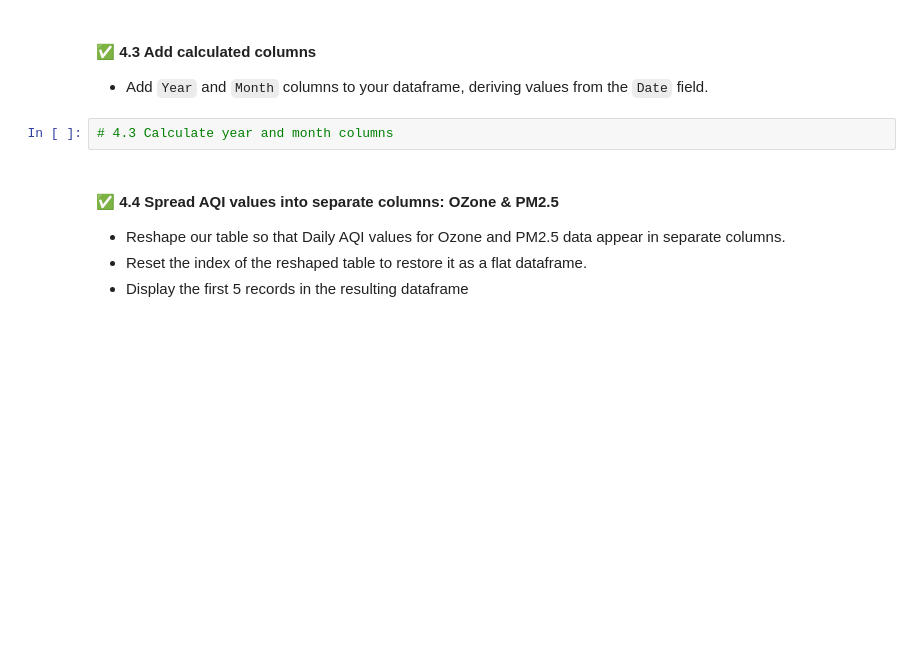
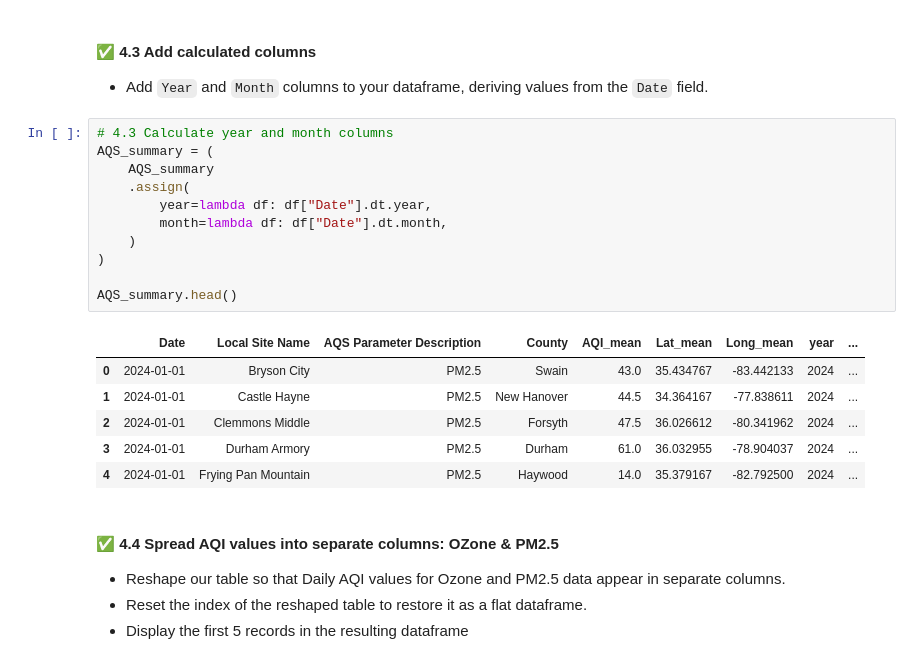
Before and after one commit to mbunker11/ENVR700, a Jupyter notebook: Assignments/MB1012_A4-Wrangling.ipynb, the cells around one changed output. Saved outputs shown, nothing was run; the diff lists cells and outputs as text; blank space fills up the shorter version.

```diff
--- a/Assignments/MB1012_A4-Wrangling.ipynb
+++ b/Assignments/MB1012_A4-Wrangling.ipynb
@@ -262,6 +310,22 @@ We want a dataset that lists one record per measured pollutant per location per
 * Add `Year` and `Month` columns to your dataframe, deriving values from the `Date` field.
 # %%
 # 4.3 Calculate year and month columns
+AQS_summary = (
+    AQS_summary
+    .assign(
+        year=lambda df: df["Date"].dt.year,
+        month=lambda df: df["Date"].dt.month,
+    )
+)
+
+AQS_summary.head()
+# %% [output]
+|  | Date | Local Site Name | AQS Parameter Description | County | AQI_mean | Lat_mean | Long_mean | year | ... |
+| 0 | 2024-01-01 | Bryson City | PM2.5 | Swain | 43.0 | 35.434767 | -83.442133 | 2024 | ... |
+| 1 | 2024-01-01 | Castle Hayne | PM2.5 | New Hanover | 44.5 | 34.364167 | -77.838611 | 2024 | ... |
+| 2 | 2024-01-01 | Clemmons Middle | PM2.5 | Forsyth | 47.5 | 36.026612 | -80.341962 | 2024 | ... |
+| 3 | 2024-01-01 | Durham Armory | PM2.5 | Durham | 61.0 | 36.032955 | -78.904037 | 2024 | ... |
+| 4 | 2024-01-01 | Frying Pan Mountain | PM2.5 | Haywood | 14.0 | 35.379167 | -82.792500 | 2024 | ... |
 # %% [markdown]
 #### ✅ 4.4 Spread AQI values into separate columns: OZone & PM2.5
 * Reshape our table so that Daily AQI values for Ozone and PM2.5 data appear in separate columns.
```
Also changed, not shown: parts of 6 cells of this notebook, 2 other files.
